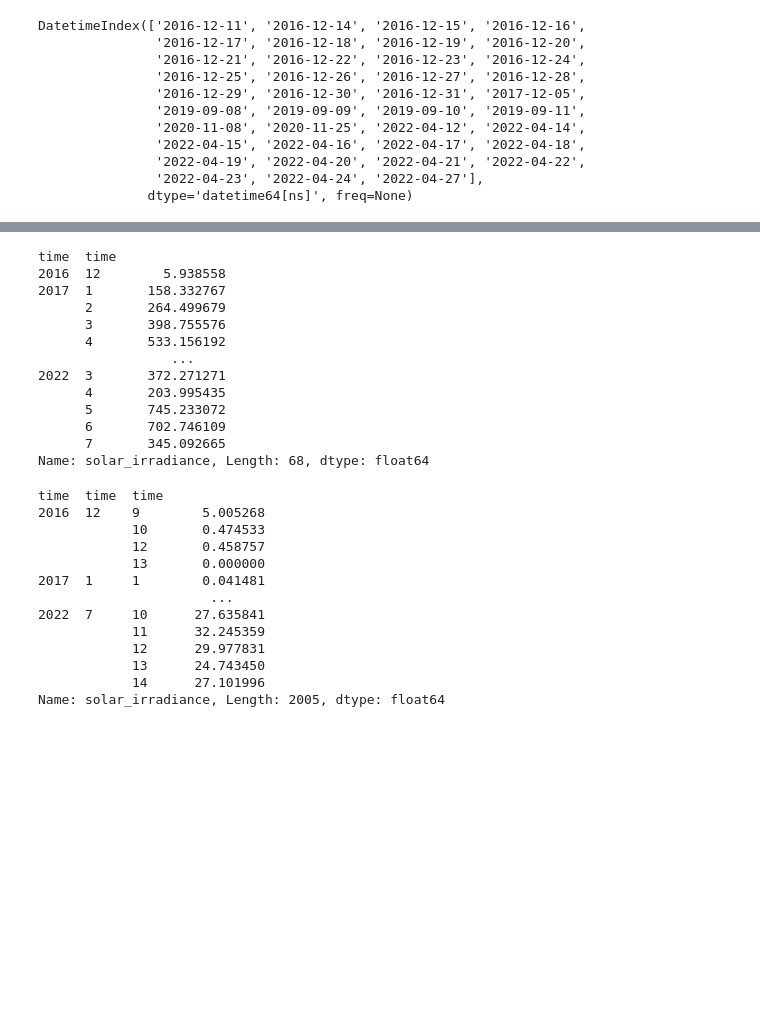
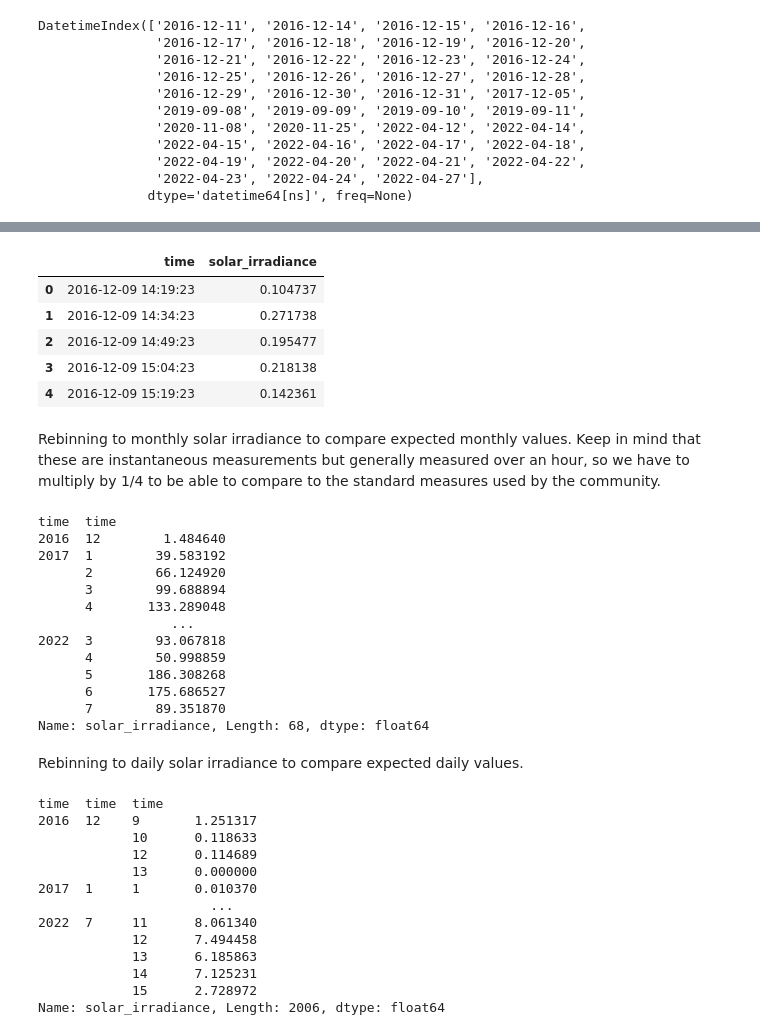
Before and after one commit to cioos-atlantic/quality_reports, a Jupyter notebook: force/force_qualitychecks.ipynb, the cells around one changed output, grey strips where cells are left out. Cells and saved outputs as stored; diff of their text form; code cells hidden in the pictures; blank space fills up the shorter version.

```diff
--- a/force/force_qualitychecks.ipynb
+++ b/force/force_qualitychecks.ipynb
@@ -190,8 +165,5 @@ print(len(pd.date_range(start="2016-12-09", end="2022-06-28").difference(df_time
 # %%
-#df_solar = df_csv[['time','solar_irradiance']]
 df_solar = df_csv.loc[:,('time','solar_irradiance')]
 df_solar['time'] = df_solar['time'].astype('datetime64')
-#df_solar.index = df_solar.time
-print(df_solar)
-# print(df_solar.dtypes)
+df_solar.head()
 # %% [output]
@@ -211,0 +170,6 @@ print(df_solar)
+|  | time | solar_irradiance |
+| 0 | 2016-12-09 14:19:23 | 0.104737 |
+| 1 | 2016-12-09 14:34:23 | 0.271738 |
+| 2 | 2016-12-09 14:49:23 | 0.195477 |
+| 3 | 2016-12-09 15:04:23 | 0.218138 |
+| 4 | 2016-12-09 15:19:23 | 0.142361 |
@@ -215,35 +176,40 @@ solar = pd.DatetimeIndex(df_solar.time).to_series().resample('M')
+# %% [markdown]
+Rebinning to monthly solar irradiance to compare expected monthly values.
+Keep in mind that these are instantaneous measurements but generally measured over an hour, so we have to multiply by 1/4 to be able to compare to the standard measures used by the community.
 # %%
-df_solar.groupby([(df_solar.time.dt.year), (df_solar.time.dt.month)])['solar_irradiance'].sum()
+df_solar.groupby([(df_solar.time.dt.year), (df_solar.time.dt.month)])['solar_irradiance'].sum()*0.25
 # %% [output]
 time  time
-2016  12        5.938558
-2017  1       158.332767
-      2       264.499679
-      3       398.755576
-      4       533.156192
+2016  12        1.484640
+2017  1        39.583192
+      2        66.124920
+      3        99.688894
+      4       133.289048
                  ...
-2022  3       372.271271
-      4       203.995435
-      5       745.233072
-      6       702.746109
-      7       345.092665
+2022  3        93.067818
+      4        50.998859
+      5       186.308268
+      6       175.686527
+      7        89.351870
 Name: solar_irradiance, Length: 68, dtype: float64
+# %% [markdown]
+Rebinning to daily solar irradiance to compare expected daily values.
 # %%
-solar_day = df_solar.groupby([(df_solar.time.dt.year), (df_solar.time.dt.month), (df_solar.time.dt.day)])['solar_irradiance'].sum()
+solar_day = df_solar.groupby([(df_solar.time.dt.year), (df_solar.time.dt.month), (df_solar.time.dt.day)])['solar_irradiance'].sum()*0.25
 print(solar_day)
 # %% [output]
 time  time  time
-2016  12    9        5.005268
-            10       0.474533
-            12       0.458757
-            13       0.000000
-2017  1     1        0.041481
+2016  12    9       1.251317
+            10      0.118633
+            12      0.114689
+            13      0.000000
+2017  1     1       0.010370
                       ...
-2022  7     10      27.635841
-            11      32.245359
-            12      29.977831
-            13      24.743450
-            14      27.101996
-Name: solar_irradiance, Length: 2005, dtype: float64
+2022  7     11      8.061340
+            12      7.494458
+            13      6.185863
+            14      7.125231
+            15      2.728972
+Name: solar_irradiance, Length: 2006, dtype: float64
 # %%
 solar_day.to_csv("./output/example_solar_day.csv")
```
Also changed, not shown: parts of 25 cells of this notebook, 3 other files.
